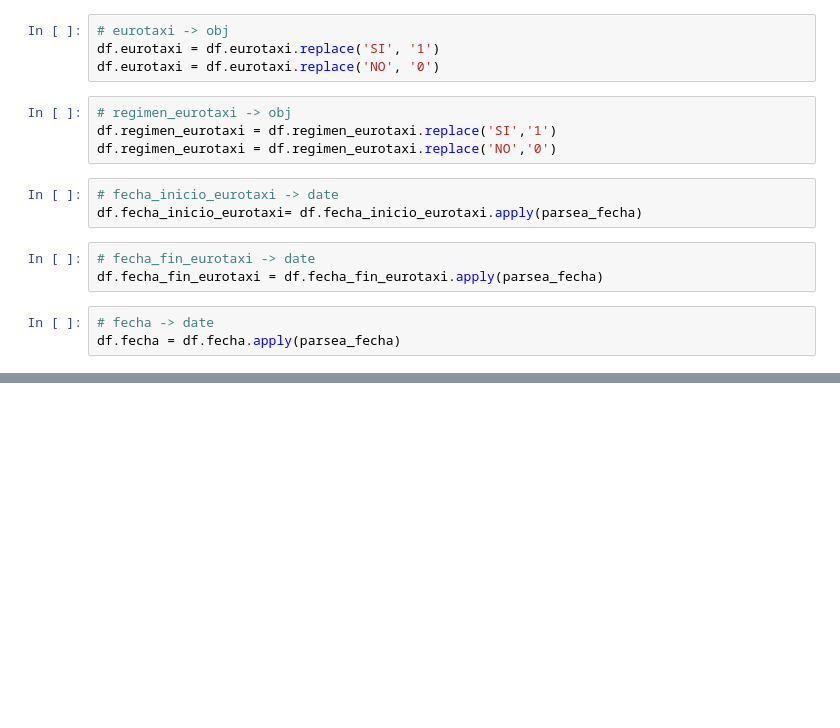
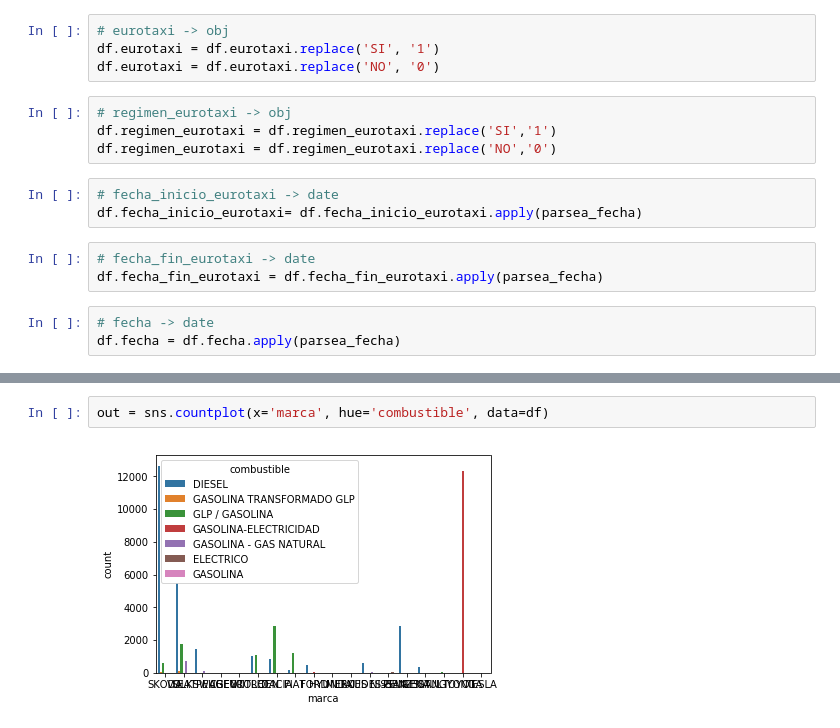
Before and after one commit to SilviaLendinezFernandez/TFM-POLITICA, a Jupyter notebook: Taxis_BD.ipynb, the cells around one changed output, grey strips where cells are left out. Saved outputs shown, nothing was run; the diff lists cells and outputs as text; blank space fills up the shorter version.

```diff
--- a/Taxis_BD.ipynb
+++ b/Taxis_BD.ipynb
@@ -155,0 +193,4 @@ df['Clasificación medioambiental'].value_counts()
+# %%
+out = sns.countplot(x='marca', hue='combustible', data=df)
+# %% [output]
+[figure, added]
```
Also changed, not shown: parts of 11 cells of this notebook, 1 other file.
